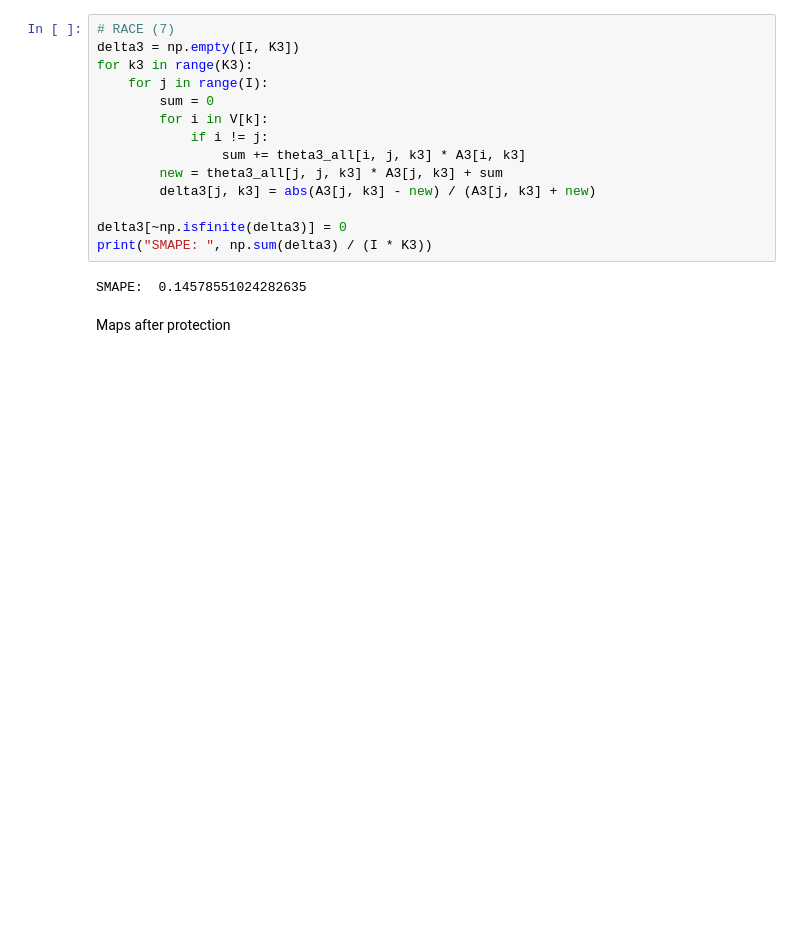
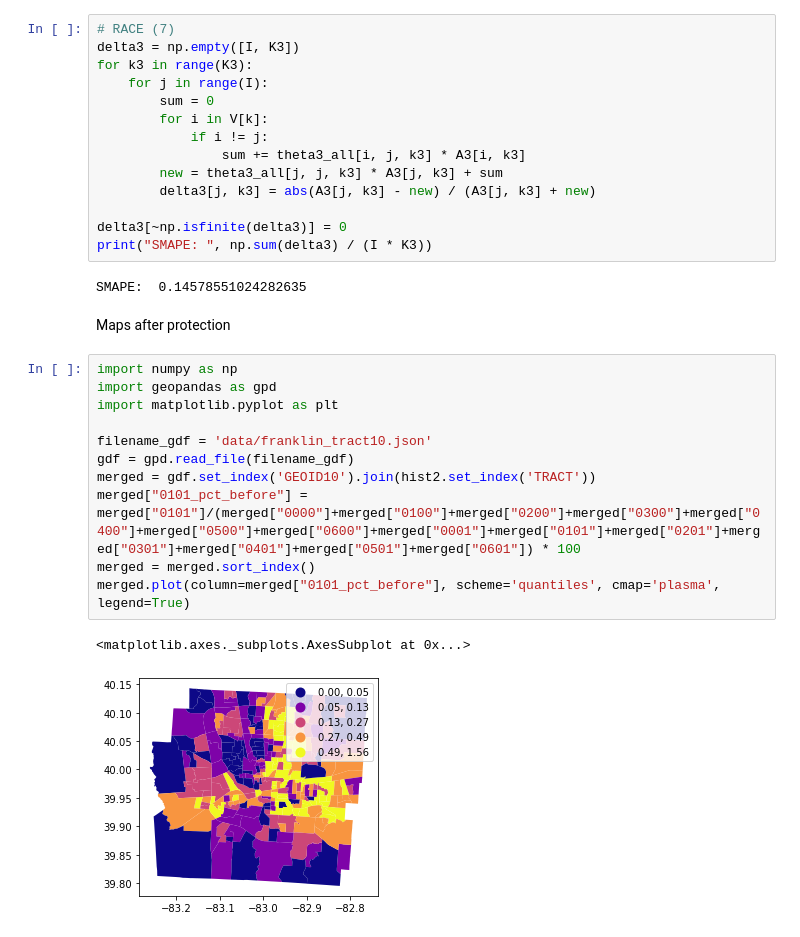
Before and after one commit to linyuehzzz/privacy-framework, a Jupyter notebook: set-coverage-exact-k.ipynb, the cells around one changed output. Cells and saved outputs as stored; diff of their text form; blank space fills up the shorter version.

```diff
--- a/set-coverage-exact-k.ipynb
+++ b/set-coverage-exact-k.ipynb
@@ -613,6 +613,20 @@ print("SMAPE: ", np.sum(delta3) / (I * K3))
 SMAPE:  0.14578551024282635
 # %% [markdown]
 Maps after protection
+# %%
+import numpy as np
+import geopandas as gpd
+import matplotlib.pyplot as plt
+
+filename_gdf = 'data/franklin_tract10.json'
+gdf = gpd.read_file(filename_gdf)
+merged = gdf.set_index('GEOID10').join(hist2.set_index('TRACT'))
+merged["0101_pct_before"] = merged["0101"]/(merged["0000"]+merged["0100"]+merged["0200"]+merged["0300"]+merged["0400"]+merged["0500"]+merged["0600"]+merged["0001"]+merged["0101"]+merged["0201"]+merged["0301"]+merged["0401"]+merged["0501"]+merged["0601"]) * 100
+merged = merged.sort_index()
+merged.plot(column=merged["0101_pct_before"], scheme='quantiles', cmap='plasma', legend=True)
+# %% [output]
+<matplotlib.axes._subplots.AxesSubplot at 0x...>
+[figure, added]
 # %%
 A2_new = np.empty([I, K2])
 for k2 in range(K2):
```
Also changed, not shown: parts of 2 cells of this notebook.
